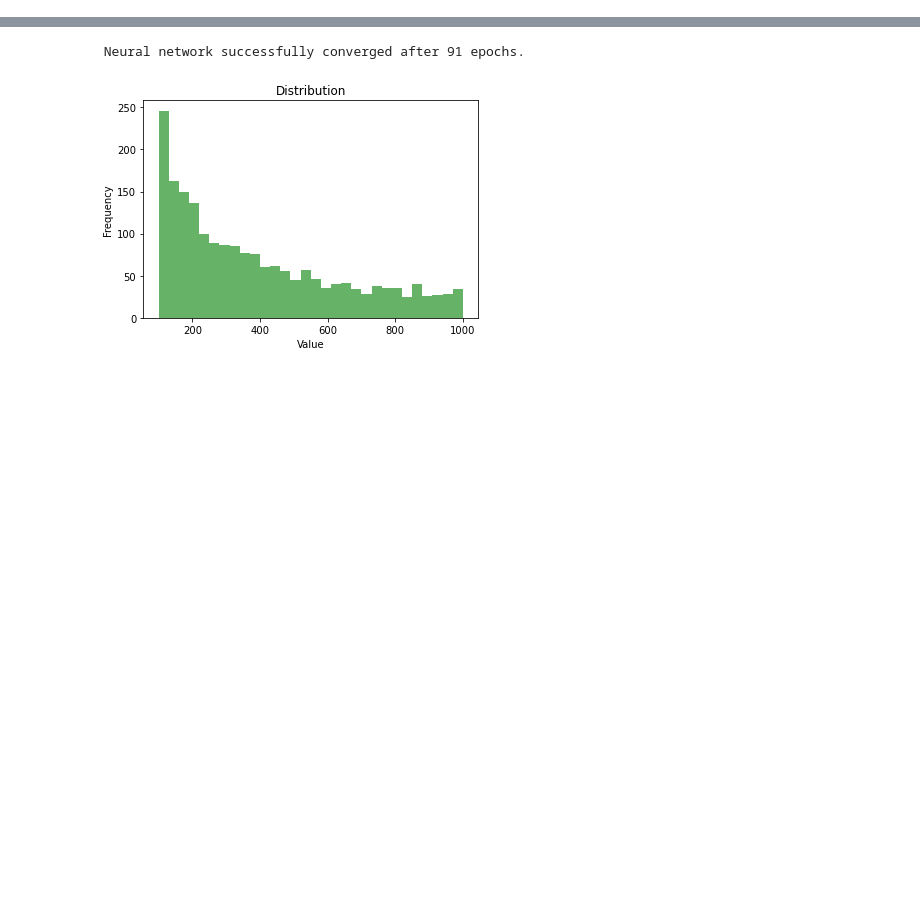
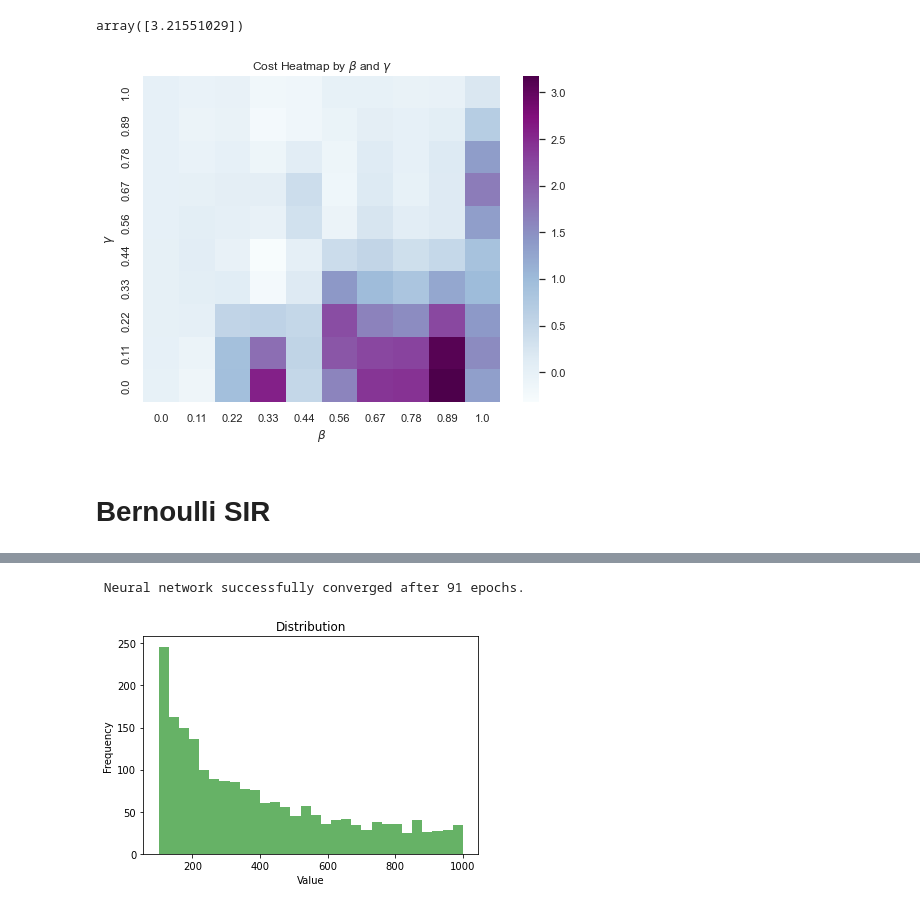
Before and after one commit to huangdaolang/cost-aware-sbi, a Jupyter notebook: cost-aware-npe.ipynb, the cells around one changed output, grey strips where cells are left out. Drawn from its saved outputs; the diff is of its cells as text; code cells hidden in the pictures; blank space fills up the shorter version.

```diff
--- a/cost-aware-npe.ipynb
+++ b/cost-aware-npe.ipynb
@@ -13,0 +281,19 @@ The autoreload extension is already loaded. To reload it, use:
+# %%
+from sklearn.gaussian_process import GaussianProcessRegressor
+from sklearn.gaussian_process.kernels import RBF, ConstantKernel as C
+
+X = np.hstack((beta_train, gamma_train))
+times_train = np.zeros(n_train_pair)
+
+for i in range(n_train_pair):
+    print(i)
+    st = time.time()
+    for _ in range(n_rep):
+        result = temporal_sir.simSIR(X[i, 0], X[i, 1], device=torch.device('cpu'))
+    et = time.time()
+    times_train[i] = (et - st) / n_rep
+
+kernel = C(1.0, (1e-4, 1e1)) * RBF([1, 1], (1e-4, 1e1))
+gp = GaussianProcessRegressor(kernel=kernel, n_restarts_optimizer=10)
+
+gp.fit(X, times_train)
@@ -13,0 +320,19 @@ The autoreload extension is already loaded. To reload it, use:
+# %%
+gp.predict(np.array([0.9, 0.1]).reshape(1, 2))
+# %% [output]
+array([3.21551029])
+# %%
+sns.set(style="white")
+
+cost_gp = gp.predict(theta_grid).reshape(10, 10)
+
+plt.figure(figsize=(8, 6))
+sns.heatmap(cost_gp, xticklabels=np.round(beta_range, 2), yticklabels=np.round(gamma_range, 2), annot=False, fmt=".2f", cmap='BuPu').invert_yaxis()
+plt.title('Cost Heatmap by $\\beta$ and $\\gamma$')
+plt.xlabel('$\\beta$')
+plt.ylabel('$\\gamma$')
+plt.show()
+# %% [output]
+[figure, added]
+# %% [markdown]
+# Bernoulli SIR
```
Also changed, not shown: parts of 31 cells of this notebook, 3 other files.
